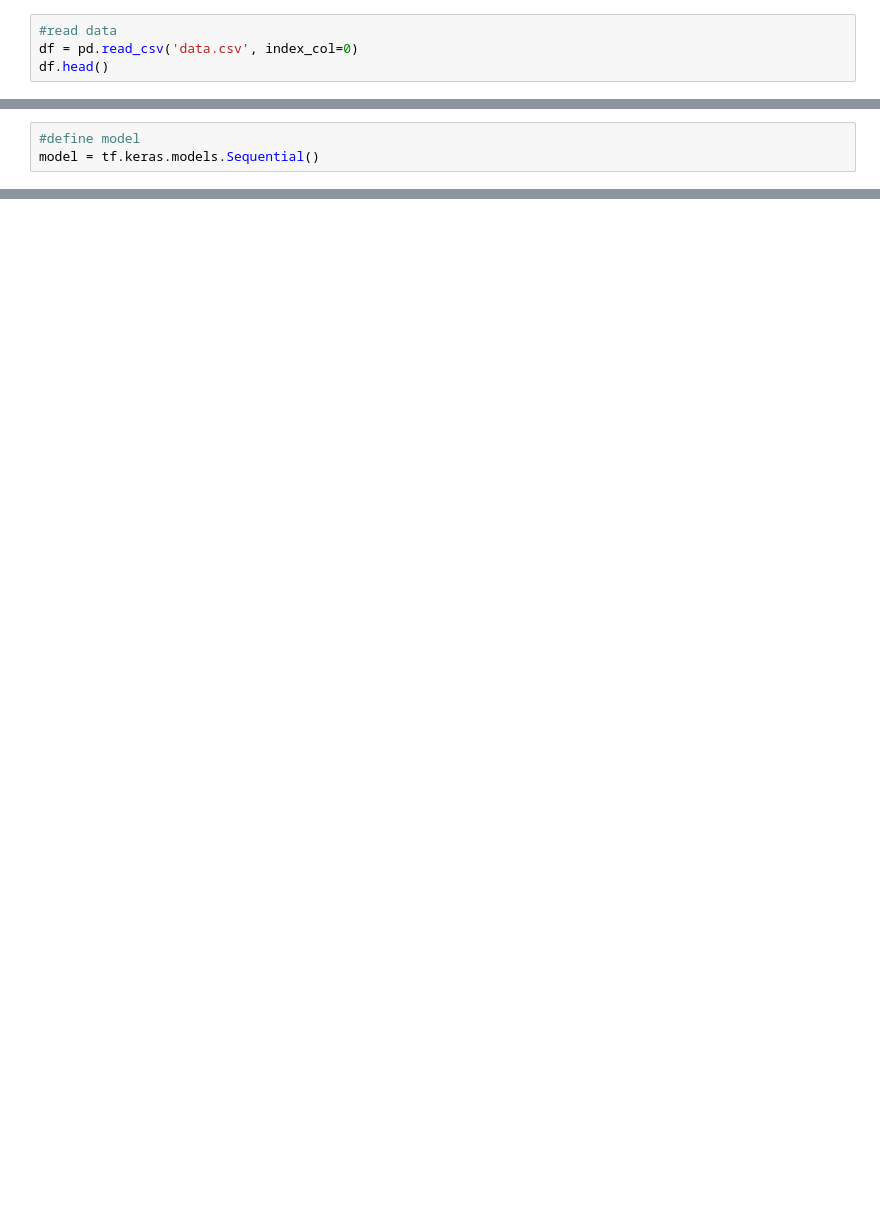
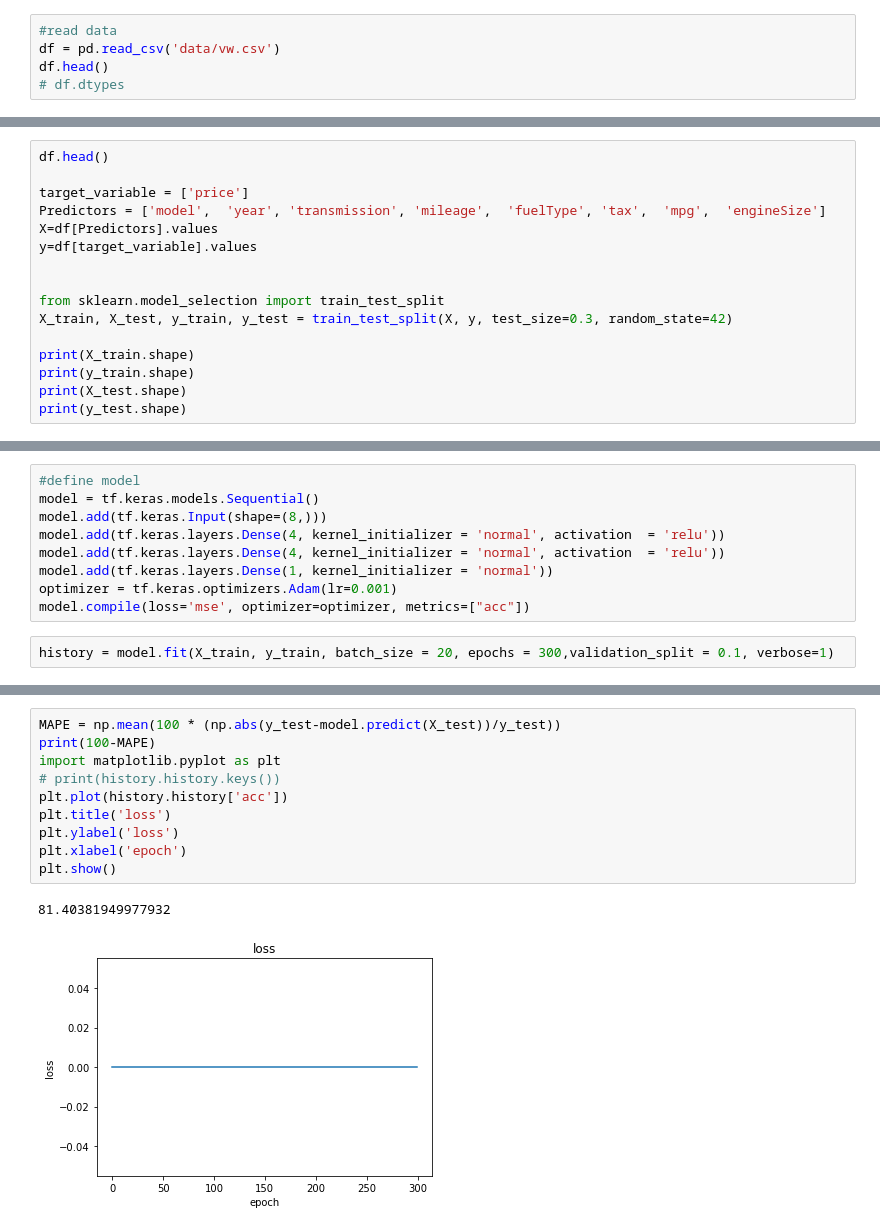
Before and after one commit to arvas123/used-car-price, a Jupyter notebook: Math IA.ipynb, the cells around one changed output, grey strips where cells are left out. Cells and saved outputs as stored; diff of their text form; blank space fills up the shorter version.

```diff
--- a/Math IA.ipynb
+++ b/Math IA.ipynb
@@ -11,4 +11,5 @@ ModuleNotFoundError: No module named 'keras'
 # %%
 #read data
-df = pd.read_csv('data.csv', index_col=0)
+df = pd.read_csv('data/vw.csv')
 df.head()
+# df.dtypes
@@ -35,0 +38,16 @@ for col in (df_non_numeric):
+# %%
+df.head()
+
+target_variable = ['price']
+Predictors = ['model',	'year',	'transmission',	'mileage',	'fuelType',	'tax',	'mpg',	'engineSize']
+X=df[Predictors].values
+y=df[target_variable].values
+
+
+from sklearn.model_selection import train_test_split
+X_train, X_test, y_train, y_test = train_test_split(X, y, test_size=0.3, random_state=42)
+
+print(X_train.shape)
+print(y_train.shape)
+print(X_test.shape)
+print(y_test.shape)
@@ -36,3 +59,11 @@ for col in (df_non_numeric):
 # %%
 #define model
 model = tf.keras.models.Sequential()
+model.add(tf.keras.Input(shape=(8,)))
+model.add(tf.keras.layers.Dense(4, kernel_initializer = 'normal', activation  = 'relu'))
+model.add(tf.keras.layers.Dense(4, kernel_initializer = 'normal', activation  = 'relu'))
+model.add(tf.keras.layers.Dense(1, kernel_initializer = 'normal'))
+optimizer = tf.keras.optimizers.Adam(lr=0.001)
+model.compile(loss='mse', optimizer=optimizer, metrics=["acc"])
+# %%
+history = model.fit(X_train, y_train, batch_size = 20, epochs = 300,validation_split = 0.1, verbose=1)
@@ -38,0 +88,13 @@ model = tf.keras.models.Sequential()
+# %%
+MAPE = np.mean(100 * (np.abs(y_test-model.predict(X_test))/y_test))
+print(100-MAPE)
+import matplotlib.pyplot as plt
+# print(history.history.keys())
+plt.plot(history.history['acc'])
+plt.title('loss')
+plt.ylabel('loss')
+plt.xlabel('epoch')
+plt.show()
+# %% [output]
+81.40381949977932
+[figure, added]
```
Also changed, not shown: parts of 5 cells of this notebook, 2 other files.
